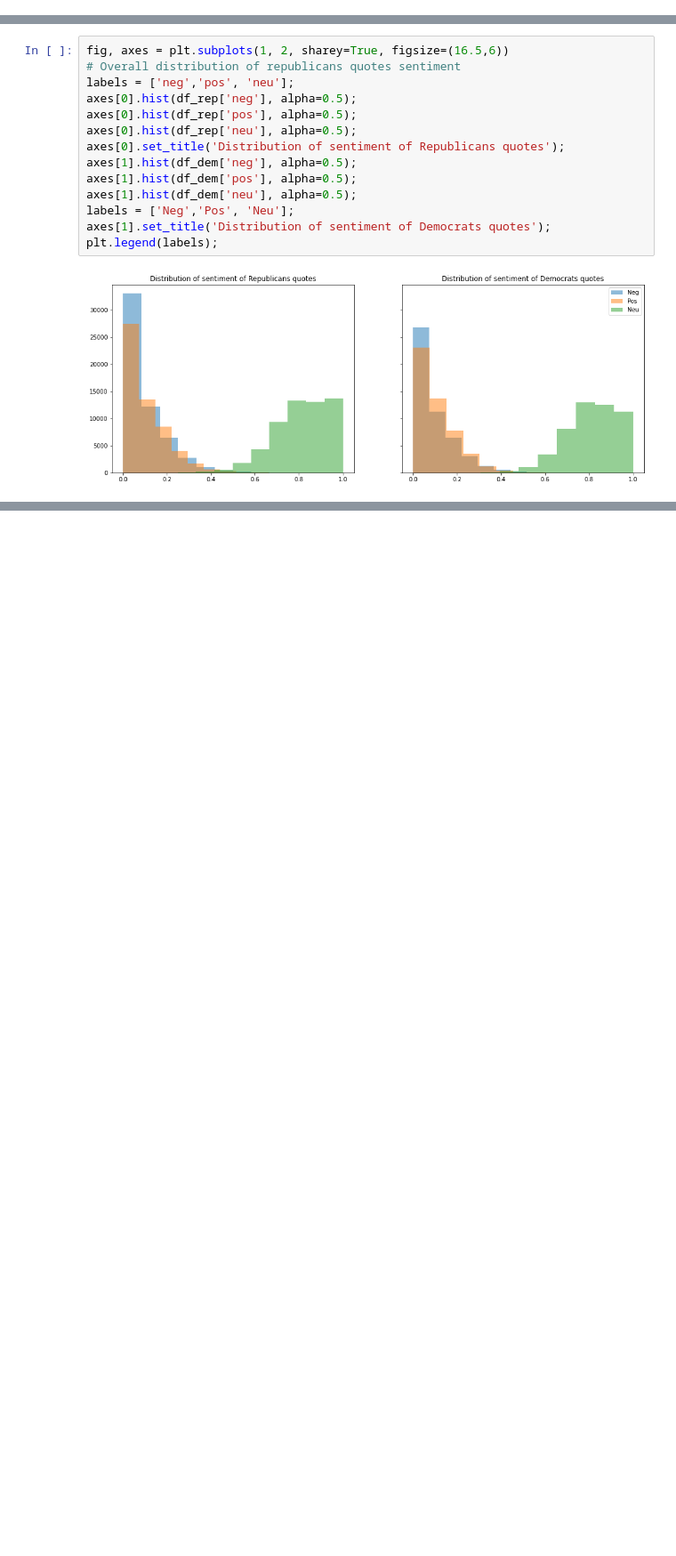
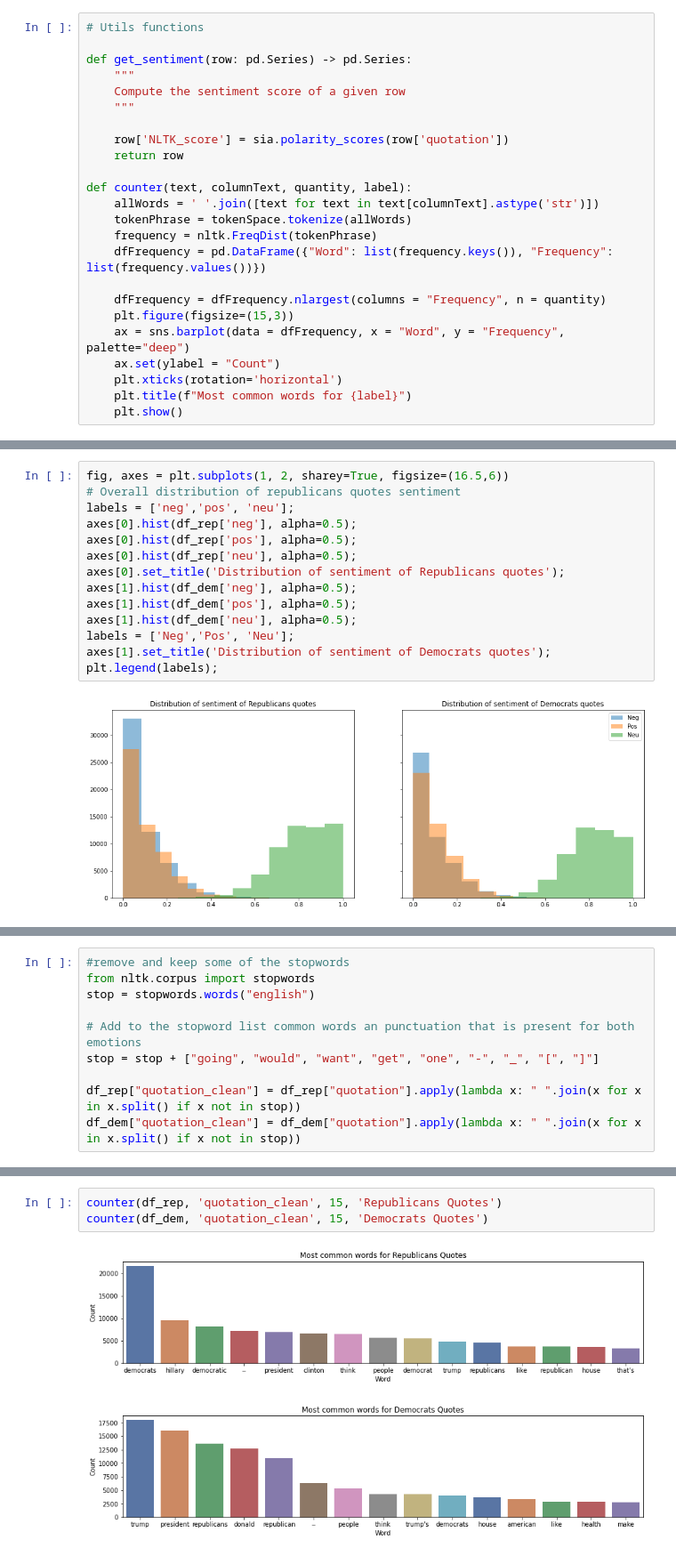
Before and after one commit to epfl-ada/ada-2021-project-apa, a Jupyter notebook: sentiment_eda.ipynb, the cells around one changed output, grey strips where cells are left out. Shown at 89% size. Saved outputs shown, nothing was run; the diff lists cells and outputs as text; blank space fills up the shorter version.

Commit message:
final updates, common words, mise en page

```diff
--- a/sentiment_eda.ipynb
+++ b/sentiment_eda.ipynb
@@ -48,3 +42,27 @@ def get_sentiment(row: pd.Series) -> pd.Series:
+# %%
+# Utils functions
+
+def get_sentiment(row: pd.Series) -> pd.Series:
+    """
+    Compute the sentiment score of a given row
+    """
+
+    row['NLTK_score'] = sia.polarity_scores(row['quotation'])
+    return row
+
+def counter(text, columnText, quantity, label):
+    allWords = ' '.join([text for text in text[columnText].astype('str')])
+    tokenPhrase = tokenSpace.tokenize(allWords)
+    frequency = nltk.FreqDist(tokenPhrase)
+    dfFrequency = pd.DataFrame({"Word": list(frequency.keys()), "Frequency": list(frequency.values())})
+
+    dfFrequency = dfFrequency.nlargest(columns = "Frequency", n = quantity)
+    plt.figure(figsize=(15,3))
+    ax = sns.barplot(data = dfFrequency, x = "Word", y = "Frequency", palette="deep")
+    ax.set(ylabel = "Count")
+    plt.xticks(rotation='horizontal')
+    plt.title(f"Most common words for {label}")
+    plt.show()
 # %% [markdown]
 ## 1. Compute sentiment score
 # %% [markdown]
@@ -283,0 +304,10 @@ The various distributions of quotes sentiment scores over each year from both re
+# %%
+#remove and keep some of the stopwords
+from nltk.corpus import stopwords
+stop = stopwords.words("english")
+
+# Add to the stopword list common words an punctuation that is present for both emotions
+stop = stop + ["going", "would", "want", "get", "one", "-", "_", "[", "]"]
+
+df_rep["quotation_clean"] = df_rep["quotation"].apply(lambda x: " ".join(x for x in x.split() if x not in stop))
+df_dem["quotation_clean"] = df_dem["quotation"].apply(lambda x: " ".join(x for x in x.split() if x not in stop))
@@ -283,0 +327,6 @@ The various distributions of quotes sentiment scores over each year from both re
+# %%
+counter(df_rep, 'quotation_clean', 15, 'Republicans Quotes')
+counter(df_dem, 'quotation_clean', 15, 'Democrats Quotes')
+# %% [output]
+[figure, added]
+[figure, added]
```
Also changed, not shown: parts of 17 cells of this notebook.
